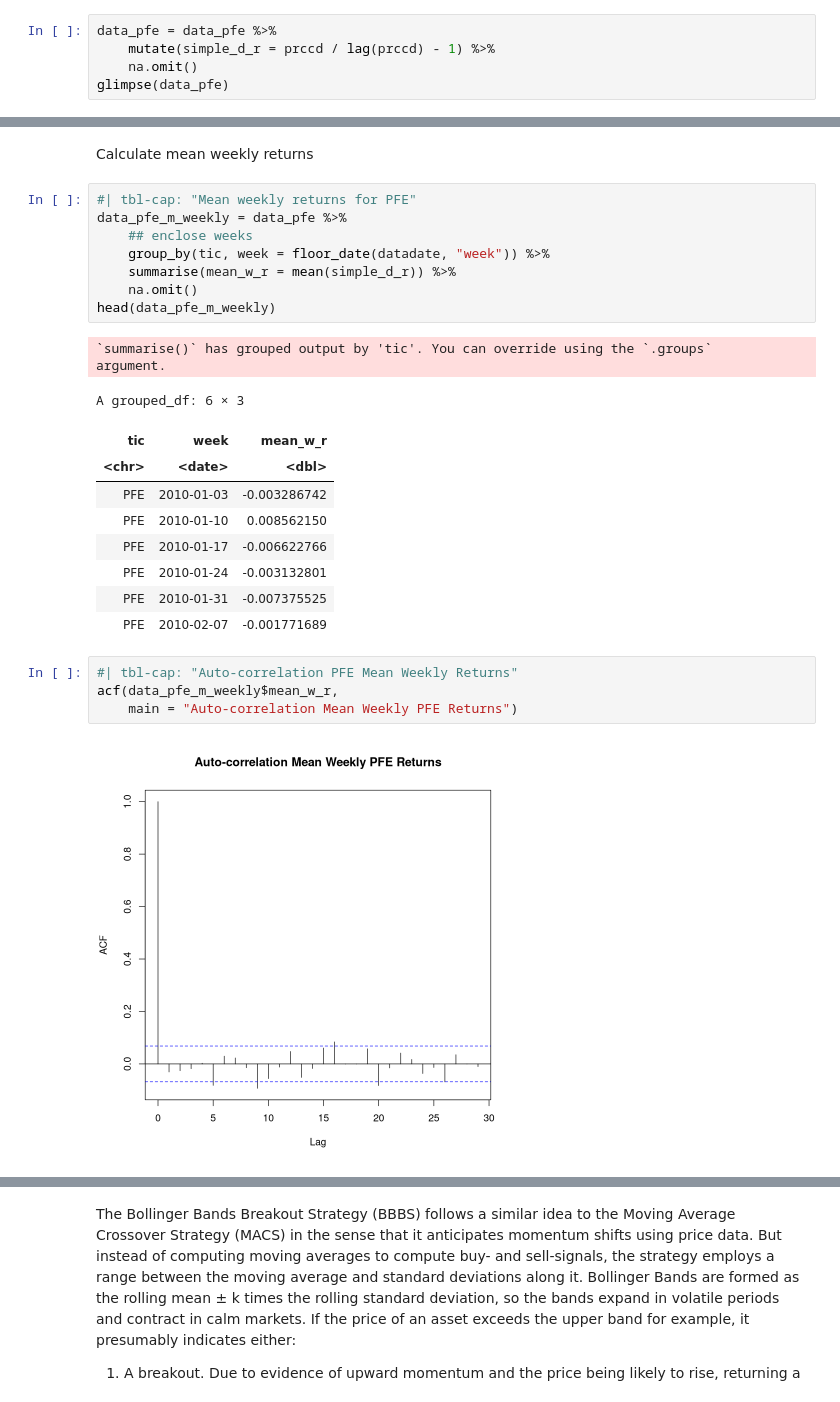
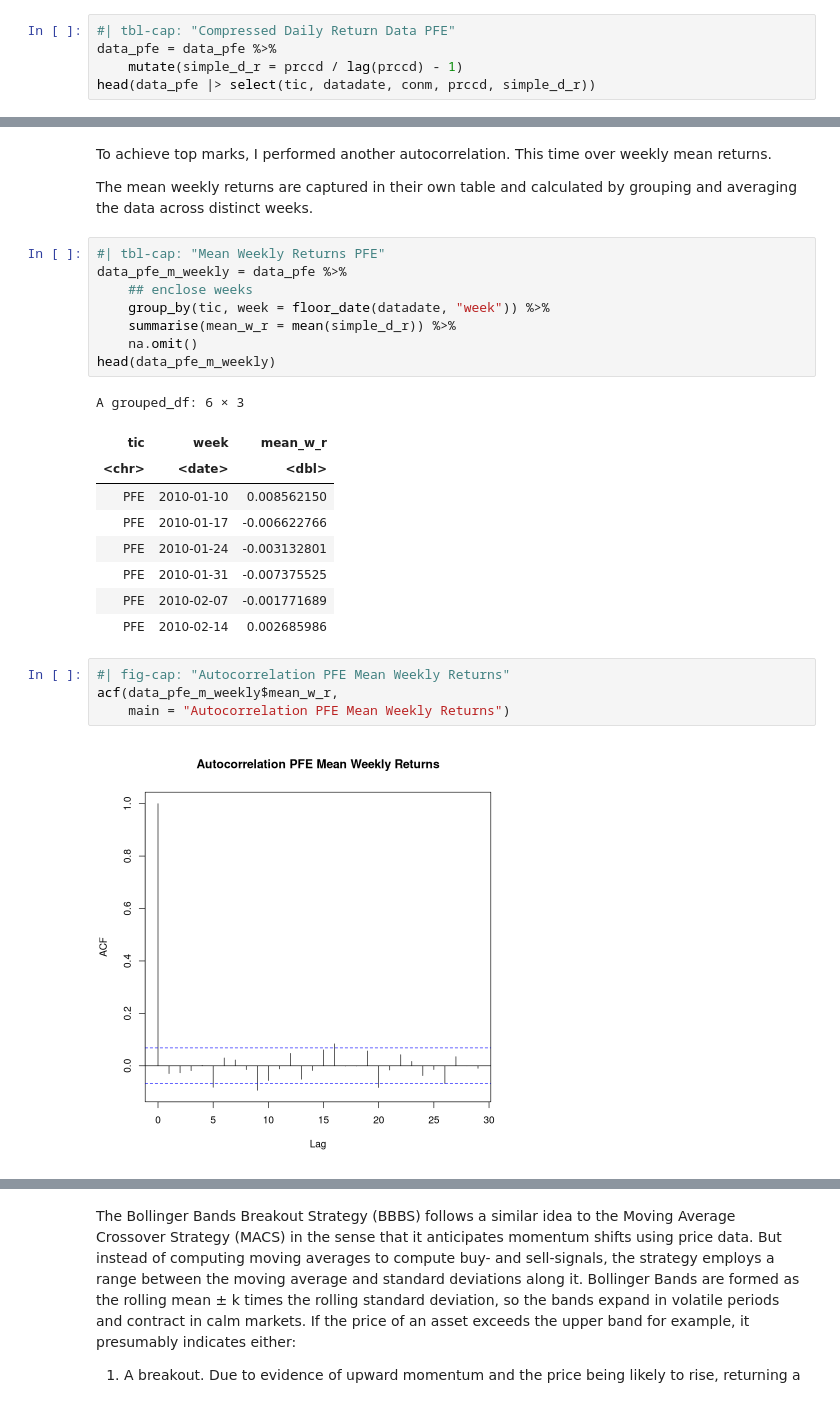
Before and after one commit to mg825/R_Assignment_1, a Jupyter notebook: Assignment-3/code3.ipynb, the cells around one changed output, grey strips where cells are left out. Drawn from its saved outputs; the diff is of its cells as text.

```diff
--- a/Assignment-3/code3.ipynb
+++ b/Assignment-3/code3.ipynb
@@ -59,6 +90,6 @@ Calculate simple daily returns
 # %%
+#| tbl-cap: "Compressed Daily Return Data PFE"
 data_pfe = data_pfe %>%
-    mutate(simple_d_r = prccd / lag(prccd) - 1) %>%
-    na.omit()
-glimpse(data_pfe)
+    mutate(simple_d_r = prccd / lag(prccd) - 1)
+head(data_pfe |> select(tic, datadate, conm, prccd, simple_d_r))
 # %% [output]
@@ -149,7 +115,9 @@ acf(data_pfe_weekly$simple_w_r,
 # %% [markdown]
-Calculate mean weekly returns
+To achieve top marks, I performed another autocorrelation. This time over weekly mean returns.
+
+The mean weekly returns are captured in their own table and calculated by grouping and averaging the data across distinct weeks.
 # %%
-#| tbl-cap: "Mean weekly returns for PFE"
+#| tbl-cap: "Mean Weekly Returns PFE"
 data_pfe_m_weekly = data_pfe %>%
     ## enclose weeks
     group_by(tic, week = floor_date(datadate, "week")) %>%
@@ -157,21 +125,19 @@ data_pfe_m_weekly = data_pfe %>%
     na.omit()
 head(data_pfe_m_weekly)
 # %% [output]
-`summarise()` has grouped output by 'tic'. You can override using the `.groups`
-argument.
+A grouped_df: 6 × 3
-A grouped_df: 6 × 3
 | tic | week | mean_w_r |
 | <chr> | <date> | <dbl> |
-| PFE | 2010-01-03 | -0.003286742 |
 | PFE | 2010-01-10 | 0.008562150 |
 | PFE | 2010-01-17 | -0.006622766 |
 | PFE | 2010-01-24 | -0.003132801 |
 | PFE | 2010-01-31 | -0.007375525 |
 | PFE | 2010-02-07 | -0.001771689 |
+| PFE | 2010-02-14 | 0.002685986 |
 # %%
-#| tbl-cap: "Auto-correlation PFE Mean Weekly Returns"
+#| fig-cap: "Autocorrelation PFE Mean Weekly Returns"
 acf(data_pfe_m_weekly$mean_w_r,
-    main = "Auto-correlation Mean Weekly PFE Returns")
+    main = "Autocorrelation PFE Mean Weekly Returns")
 # %% [output]
-[figure, old version]
+[figure, new version]
 # %% [markdown]
```
Also changed, not shown: parts of 46 cells of this notebook, 1 other file.
